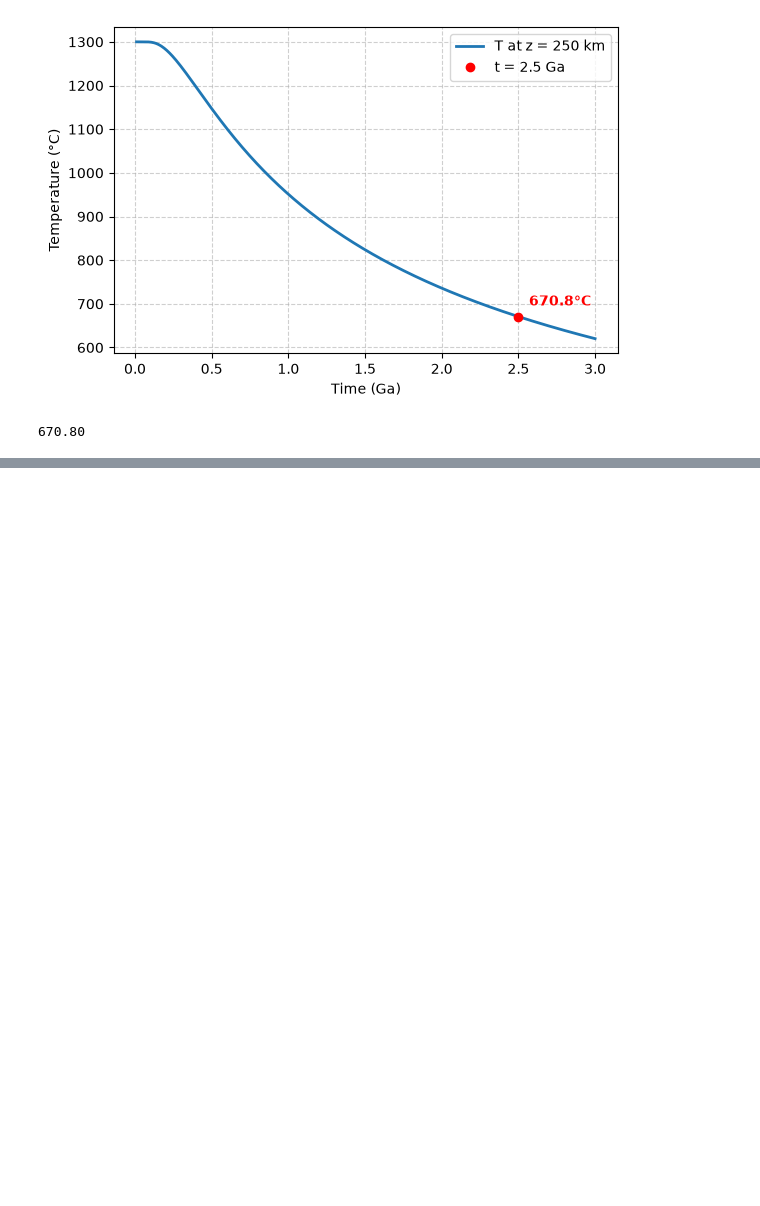
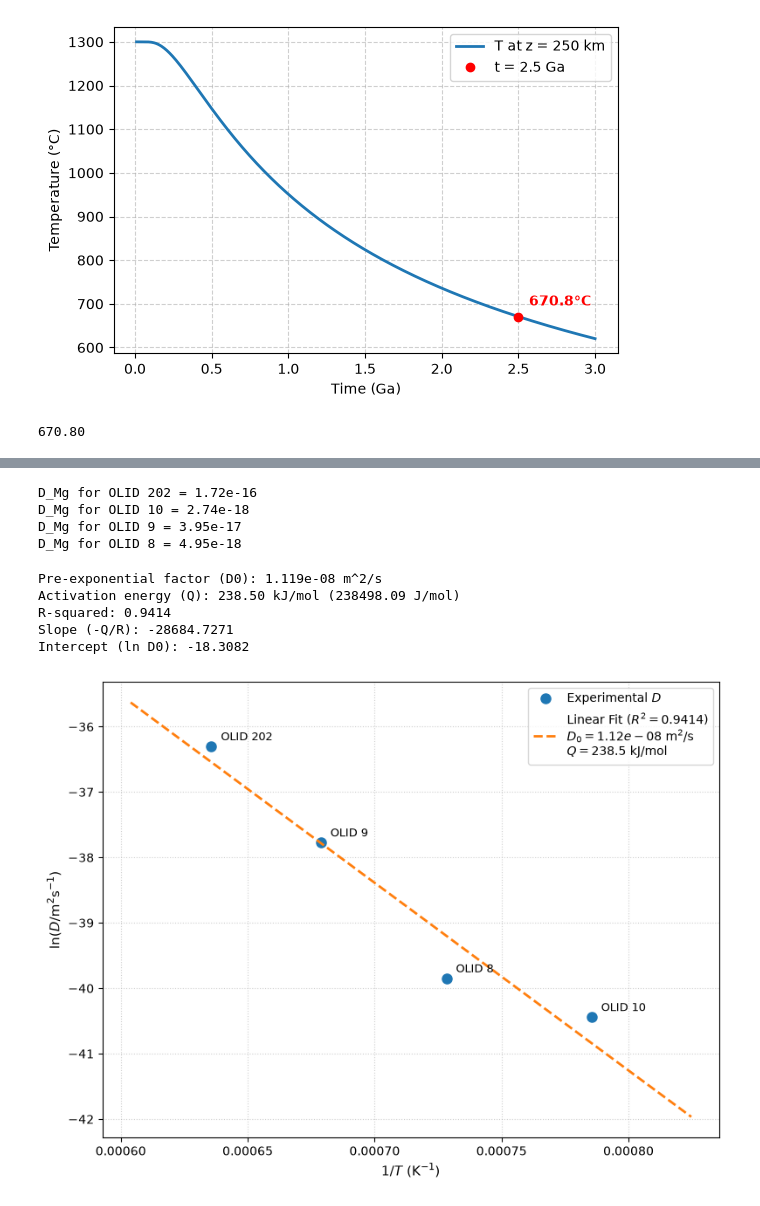
Before and after one commit to nredick/washu-courses, a Jupyter notebook: eeps-5534/hw/hw2/hw2.ipynb, the cells around one changed output, grey strips where cells are left out. Saved outputs shown, nothing was run; the diff lists cells and outputs as text; code cells hidden in the pictures; blank space fills up the shorter version.

```diff
--- a/eeps-5534/hw/hw2/hw2.ipynb
+++ b/eeps-5534/hw/hw2/hw2.ipynb
@@ -111,0 +210,79 @@ print(f"{t250:.2f}")
+# %%
+for e in experiments.items():
+    print(f"D_Mg for {e[0]} = {e[1][2]:.2e}")
+# %% [output]
+D_Mg for OLID 202 = 1.72e-16
+D_Mg for OLID 10 = 2.74e-18
+D_Mg for OLID 9 = 3.95e-17
+D_Mg for OLID 8 = 4.95e-18
+# %%
+R = 8.314462618  # J / (mol * K)
+
+df_results = pd.DataFrame(results)
+
+x_arrh = df_results["1/T_K"].values
+y_arrh = df_results["ln_D"].values
+
+slope, intercept, r_value, p_value, std_err = linregress(x_arrh, y_arrh)
+
+Q_J_mol = -slope * R
+Q_kJ_mol = Q_J_mol / 1000.0
+D0 = np.exp(intercept)
+R_squared = r_value**2
+
+print(f"Pre-exponential factor (D0): {D0:.3e} m^2/s")
+print(f"Activation energy (Q): {Q_kJ_mol:.2f} kJ/mol ({Q_J_mol:.2f} J/mol)")
+print(f"R-squared: {R_squared:.4f}")
+print(f"Slope (-Q/R): {slope:.4f}")
+print(f"Intercept (ln D0): {intercept:.4f}\n")
+
+plt.figure(figsize=(8, 6))
+
+plt.plot(
+    df_results["1/T_K"],
+    df_results["ln_D"],
+    "o",
+    markersize=8,
+    label="Experimental $D$",
+)
+
+x_line = np.linspace(df_results["1/T_K"].min() * 0.95, df_results["1/T_K"].max() * 1.05, 100)
+y_line = slope * x_line + intercept
+
+plt.plot(
+    x_line,
+    y_line,
+    "--",
+    linewidth=2,
+    label=(
+        f"Linear Fit ($R^2 = {R_squared:.4f}$)\n"
+        f"$D_0 = {D0:.2e}\\ \\mathrm{{m^2/s}}$\n"
+        f"$Q = {Q_kJ_mol:.1f}\\ \\mathrm{{kJ/mol}}$"
+    ),
+)
+
+# Annotate points with experiment names
+for _, row in df_results.iterrows():
+    plt.annotate(
+        f" {row['Experiment']}",
+        (row["1/T_K"], row["ln_D"]),
+        textcoords="offset points",
+        xytext=(5, 5),
+        ha="left",
+        fontsize=9,
+    )
+
+plt.xlabel("$1/T$ (K$^{-1}$)", fontsize=11)
+plt.ylabel("$\ln(D / \\mathrm{m}^2\\mathrm{s}^{-1})$", fontsize=11)
+plt.grid(True, linestyle=":", alpha=0.6)
+plt.legend(frameon=True, loc="best", fontsize=10)
+plt.tight_layout()
+plt.savefig("attachments/fig51b.png")
+plt.show()
+# %% [output]
+Pre-exponential factor (D0): 1.119e-08 m^2/s
+Activation energy (Q): 238.50 kJ/mol (238498.09 J/mol)
+R-squared: 0.9414
+Slope (-Q/R): -28684.7271
+Intercept (ln D0): -18.3082
+[figure, added]
```
Also changed, not shown: parts of 10 cells of this notebook, 6 other files.
